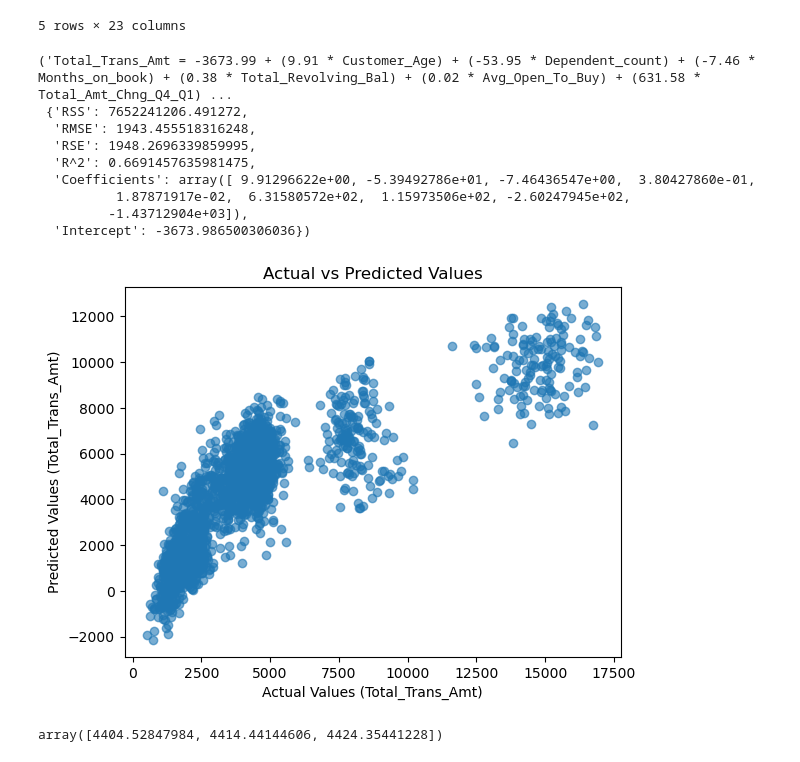
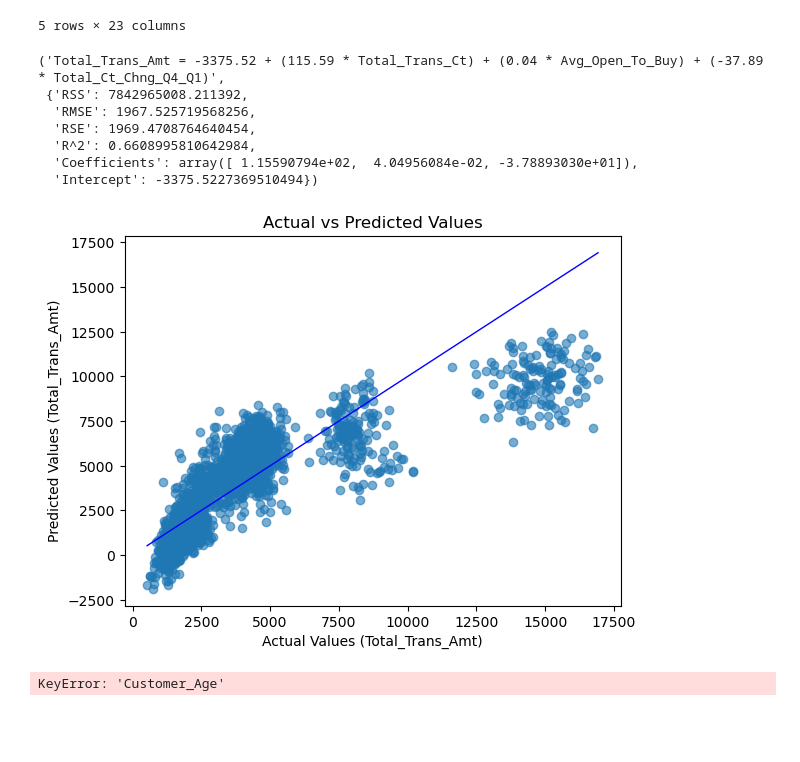
Before and after one commit to artemyak5/Data-analytics-methods-and-technologies, a Jupyter notebook: lab6/lab6.ipynb, the cells around one changed output. Saved outputs shown, nothing was run; the diff lists cells and outputs as text; code cells hidden in the pictures; blank space fills up the shorter version.

```diff
--- a/lab6/lab6.ipynb
+++ b/lab6/lab6.ipynb
@@ -16,11 +16,13 @@ from sklearn.model_selection import train_test_split
 from sklearn.linear_model import LinearRegression
 from sklearn.metrics import mean_squared_error, r2_score
 
-numeric_features = [
-    "Customer_Age", "Dependent_count", "Months_on_book",
-    "Total_Revolving_Bal", "Avg_Open_To_Buy", "Total_Amt_Chng_Q4_Q1",
-    "Total_Trans_Ct", "Total_Ct_Chng_Q4_Q1", "Avg_Utilization_Ratio"
-]
+# numeric_features = [
+#     "Customer_Age", "Dependent_count", "Months_on_book",
+#     "Total_Revolving_Bal", "Avg_Open_To_Buy", "Total_Amt_Chng_Q4_Q1",
+#     "Total_Trans_Ct", "Total_Ct_Chng_Q4_Q1", "Avg_Utilization_Ratio"
+# ]
+
+numeric_features = ["Total_Trans_Ct", "Avg_Open_To_Buy", "Total_Ct_Chng_Q4_Q1"]
 
 filtered_data = data[numeric_features + ["Total_Trans_Amt"]].dropna()
 
@@ -57,26 +59,28 @@ performance_metrics = {
 
 regression_equation, performance_metrics
 # %% [output]
-('Total_Trans_Amt = -3673.99 + (9.91 * Customer_Age) + (-53.95 * Dependent_count) + (-7.46 * Months_on_book) + (0.38 * Total_Revolving_Bal) + (0.02 * Avg_Open_To_Buy) + (631.58 * Total_Amt_Chng_Q4_Q1) ...
- {'RSS': 7652241206.491272,
-  'RMSE': 1943.455518316248,
-  'RSE': 1948.2696339859995,
-  'R^2': 0.6691457635981475,
-  'Coefficients': array([ 9.91296622e+00, -5.39492786e+01, -7.46436547e+00,  3.80427860e-01,
-          1.87871917e-02,  6.31580572e+02,  1.15973506e+02, -2.60247945e+02,
-         -1.43712904e+03]),
-  'Intercept': -3673.986500306036})
+('Total_Trans_Amt = -3375.52 + (115.59 * Total_Trans_Ct) + (0.04 * Avg_Open_To_Buy) + (-37.89 * Total_Ct_Chng_Q4_Q1)',
+ {'RSS': 7842965008.211392,
+  'RMSE': 1967.525719568256,
+  'RSE': 1969.4708764640454,
+  'R^2': 0.6608995810642984,
+  'Coefficients': array([ 1.15590794e+02,  4.04956084e-02, -3.78893030e+01]),
+  'Intercept': -3375.5227369510494})
 # %%
 import matplotlib.pyplot as plt
 import numpy as np
 # %%
+# Лінія регресії
+plt.plot([y_test.min(), y_test.max()], [y_test.min(), y_test.max()], color='blue', linewidth=1)
+
+# Додати лінію до вже існуючого графіка
 plt.scatter(y_test, y_pred, alpha=0.6)
 plt.xlabel("Actual Values (Total_Trans_Amt)")
 plt.ylabel("Predicted Values (Total_Trans_Amt)")
 plt.title("Actual vs Predicted Values")
 plt.show()
 # %% [output]
-[figure, old version]
+[figure, new version]
 # %%
 average_values = X.mean()
 step_values = pd.DataFrame([average_values] * 3)
@@ -86,4 +90,4 @@ future_predictions = model.predict(step_values)
 
 future_predictions
 # %% [output]
-array([4404.52847984, 4414.44144606, 4424.35441228])
+KeyError: 'Customer_Age'
```
